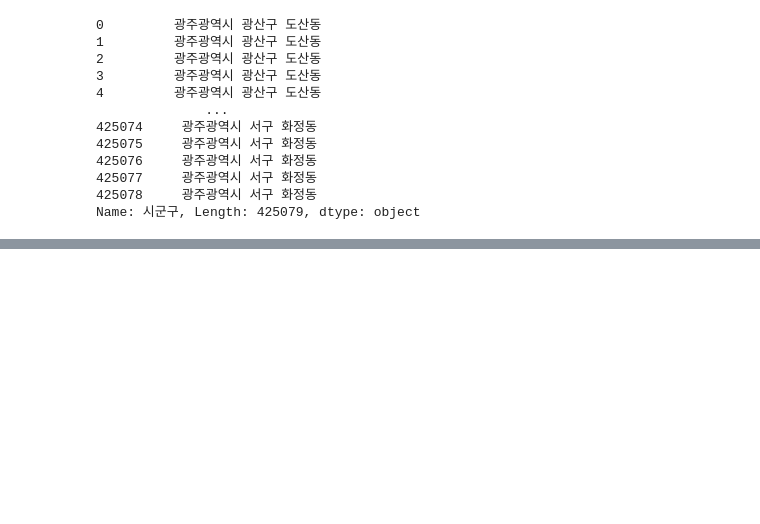
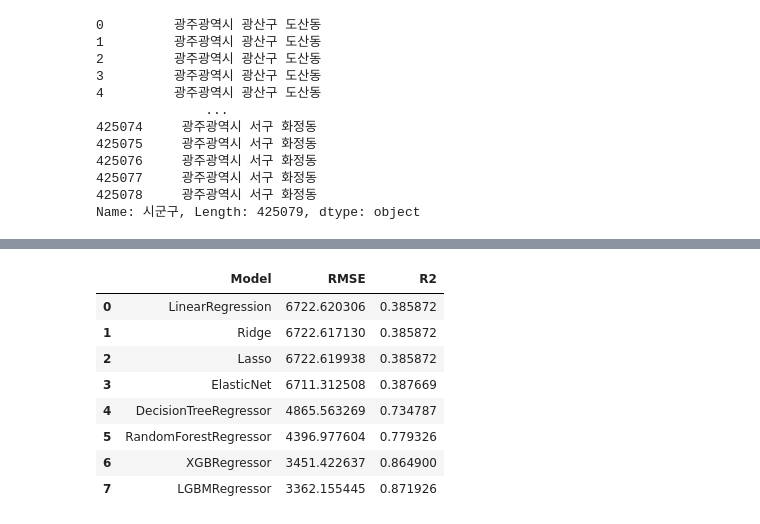
Before and after one commit to 2023-AISCHOOL-APP/araboraGJapt, a Jupyter notebook: byeongmin/5,6모델 사용/모델 선정위한 여러모델 사용.ipynb, the cells around one changed output, grey strips where cells are left out. Cells and saved outputs as stored; diff of their text form; code cells hidden in the pictures; blank space fills up the shorter version.

```diff
--- a/byeongmin/5,6모델 사용/모델 선정위한 여러모델 사용.ipynb
+++ b/byeongmin/5,6모델 사용/모델 선정위한 여러모델 사용.ipynb
@@ -341,0 +409,16 @@ model_lgb = lgb.LGBMRegressor(n_estimators=100, max_depth=9, min_child_weight=5,
+# %%
+
+# LightGBM
+lgb_params = {
+    'n_estimators': [50, 100, 200],
+    'max_depth': [5, 10, 15],
+    'min_child_weight': [1, 3, 5],
+    'num_leaves': [10, 20, 30]
+}
+lgb_grid_search = GridSearchCV(estimator=lgb.LGBMRegressor(n_jobs=-1),
+                               param_grid=lgb_params,
+                               scoring='neg_mean_squared_error',
+                               cv=10,
+                               n_jobs=-1)
+lgb_grid_search.fit(X, y)
+best_lgb_model = lgb_grid_search.best_estimator_
@@ -341,0 +450,3 @@ model_lgb = lgb.LGBMRegressor(n_estimators=100, max_depth=9, min_child_weight=5,
+# %%
+best_rf_model=RandomForestRegressor(max_depth=10,min_samples_split=10,n_estimators=50,n_jobs=-1,random_state=1)
+print("Best RandomForest Model:", best_rf_model)
@@ -341,0 +471,18 @@ model_lgb = lgb.LGBMRegressor(n_estimators=100, max_depth=9, min_child_weight=5,
+# %%
+lrmodel = best_lr_model
+ridge = best_ridge_model
+lasso = best_lasso_model
+enet = best_enet_model
+d_tree = best_d_tree_model
+rf = best_rf_model
+model_xgb = xgb.XGBRegressor()
+model_lgb = best_lgb_model
+# %%
+models2 = []
+rmse_scores2 = []
+r2_scores2 = []
+for model in [lrmodel, ridge, lasso, enet, d_tree, rf, model_xgb,model_lgb]:
+    model_name, mean_rmse_score, mean_r2_score = print_rmse_r2_score(model)
+    models2.append(model_name)
+    rmse_scores2.append(mean_rmse_score)
+    r2_scores2.append(mean_r2_score)
@@ -341,0 +611,14 @@ model_lgb = lgb.LGBMRegressor(n_estimators=100, max_depth=9, min_child_weight=5,
+# %%
+[]
+result_df2 = pd.DataFrame({'Model': models2, 'RMSE': rmse_scores2, 'R2': r2_scores2}).reset_index(drop=True)
+result_df2
+# %% [output]
+|  | Model | RMSE | R2 |
+| 0 | LinearRegression | 6722.620306 | 0.385872 |
+| 1 | Ridge | 6722.617130 | 0.385872 |
+| 2 | Lasso | 6722.619938 | 0.385872 |
+| 3 | ElasticNet | 6711.312508 | 0.387669 |
+| 4 | DecisionTreeRegressor | 4865.563269 | 0.734787 |
+| 5 | RandomForestRegressor | 4396.977604 | 0.779326 |
+| 6 | XGBRegressor | 3451.422637 | 0.864900 |
+| 7 | LGBMRegressor | 3362.155445 | 0.871926 |
```
Also changed, not shown: parts of 27 cells of this notebook, 11 other files.
